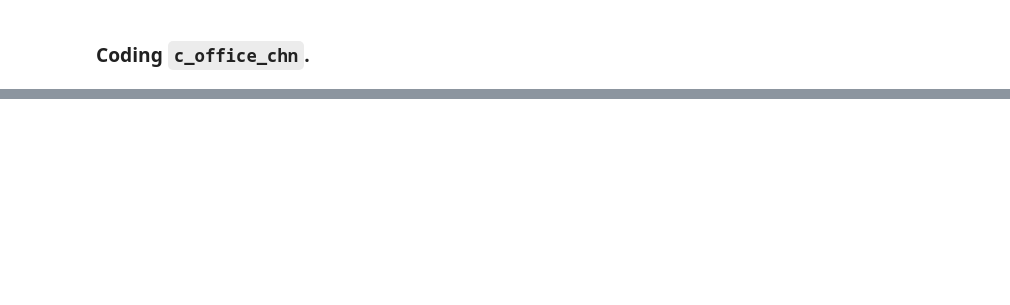
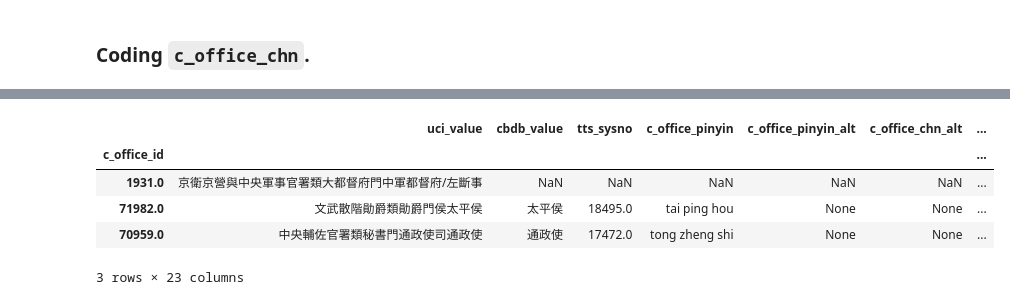
Before and after one commit to cbdb-project/CBDB_Laxmi, a Jupyter notebook: ming_office_title/script/office_title_coding.ipynb, the cells around one changed output, grey strips where cells are left out. Cells and saved outputs as stored; diff of their text form; code cells hidden in the pictures; blank space fills up the shorter version.

```diff
--- a/ming_office_title/script/office_title_coding.ipynb
+++ b/ming_office_title/script/office_title_coding.ipynb
@@ -118,6 +123,7 @@ df_adm=pd.read_csv('../data_output/C_OT_ADM.tsv', sep='\t').set_index('c_ot_adm_
 df_cls=pd.read_csv('../data_output/C_OT_CLS.tsv', sep='\t').set_index('c_ot_cls_id')
 df_tit=pd.read_csv('../data_output/C_OT_TIT.tsv', sep='\t').set_index('c_ot_tit_id')
 df_func=pd.read_csv('../data_output/C_OT_FUNC.tsv', sep='\t').set_index('c_ot_func_id')
+df_app_ty=pd.read_csv('../data_output/APPOINTMENT_TYPE_CODES.tsv', sep='\t').set_index('c_appt_type_code')
 # %%
 df_tit.sample(3)
 # %% [output]
@@ -201,4 +213,24 @@ df_office_ming_merged.sample(3)
 3 rows × 22 columns
+# %%
+# Replace appointment type.
+for ming_ot_index in tqdm(df_office_ming_merged.index):
+    app_ty_list=[]
+    for app_ty_index in df_app_ty.index:
+        app_ty=df_app_ty.loc[app_ty_index, 'c_appt_type_desc_chn']
+        c_ot_coding = df_office_ming_merged.loc[ming_ot_index, 'c_ot_coding']
+        if app_ty in c_ot_coding:
+            app_ty_list.append(app_ty)
+            df_office_ming_merged.loc[ming_ot_index, 'c_ot_coding']=c_ot_coding.replace(app_ty, 'P'+str(app_ty_index))
+    if app_ty_list!=[]:
+        df_office_ming_merged.loc[ming_ot_index, 'c_ot_app_chinm']='#'.join(app_ty_list)
+df_office_ming_merged.sample(3)
+# %% [output]
+|  | uci_value | cbdb_value | tts_sysno | c_office_pinyin | c_office_pinyin_alt | c_office_chn_alt | ... |
+| c_office_id |  |  |  |  |  |  | ... |
+| 1931.0 | 京衛京營與中央軍事官署類大都督府門中軍都督府/左斷事 | NaN | NaN | NaN | NaN | NaN | ... |
+| 71982.0 | 文武散階勛爵類勛爵門侯太平侯 | 太平侯 | 18495.0 | tai ping hou | None | None | ... |
+| 70959.0 | 中央輔佐官署類秘書門通政使司通政使 | 通政使 | 17472.0 | tong zheng shi | None | None | ... |
+3 rows × 23 columns
 # %%
 for index in tqdm(df_office_ming_merged.index):
     c_ot_coding=df_office_ming_merged.loc[index, 'c_ot_coding']
```
Also changed, not shown: parts of 11 cells of this notebook, 9 other files.
